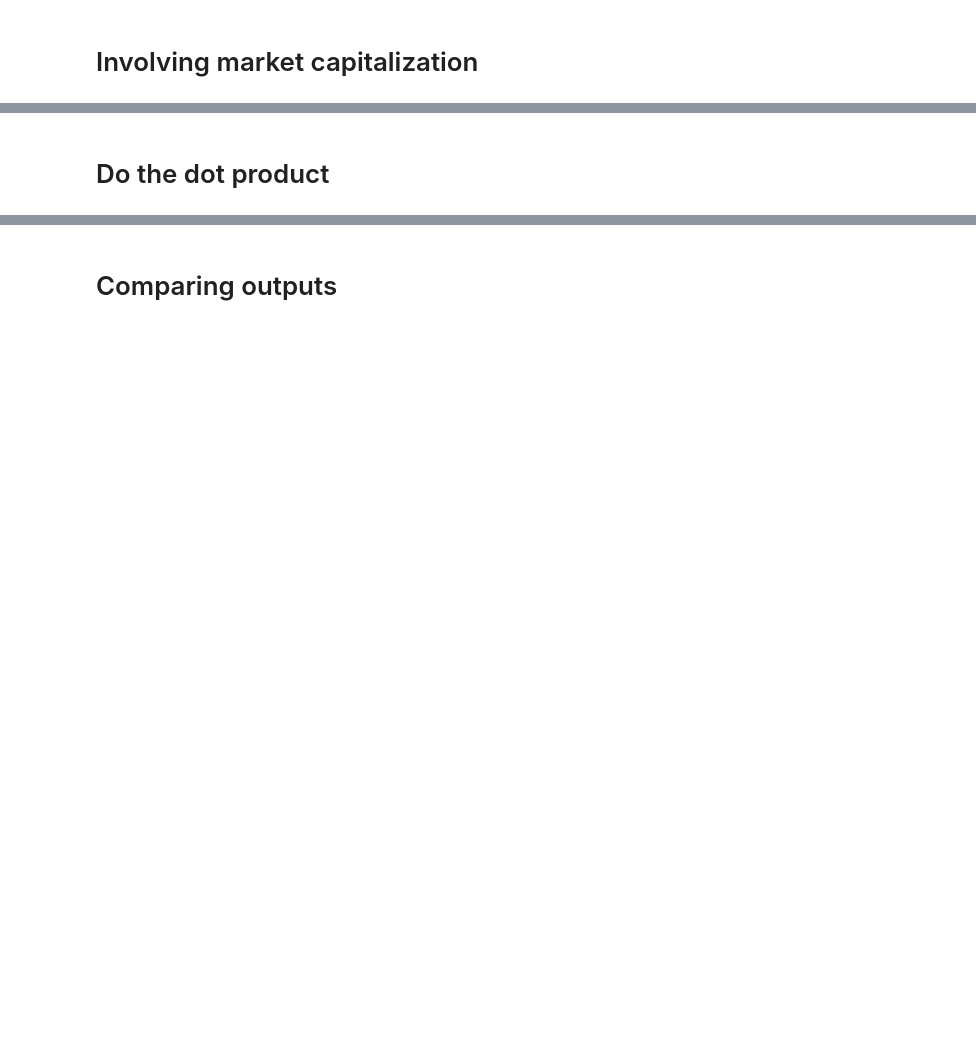
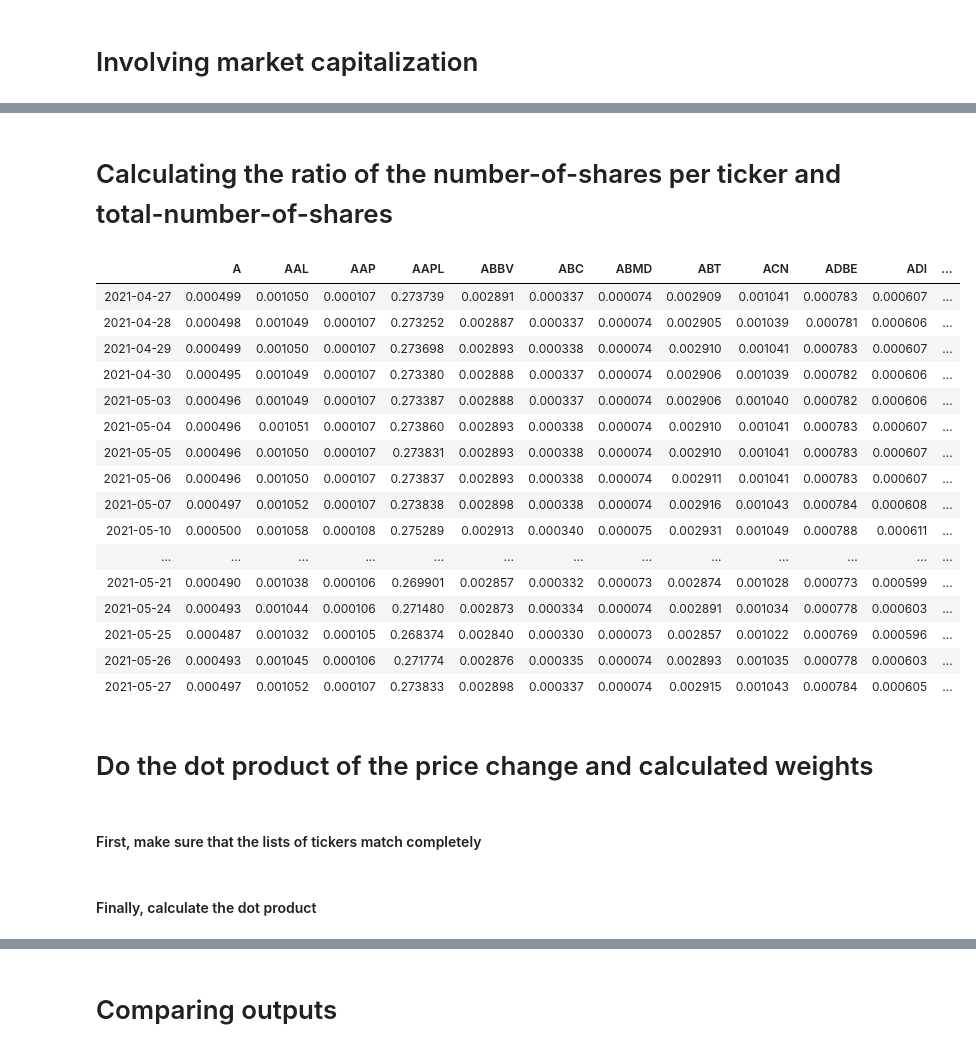
Before and after one commit to stral0/sp500_prediction, a Jupyter notebook: S&P500_prediction.ipynb, the cells around one changed output, grey strips where cells are left out. Drawn from its saved outputs; the diff is of its cells as text; code cells hidden in the pictures; blank space fills up the shorter version.

```diff
--- a/S&P500_prediction.ipynb
+++ b/S&P500_prediction.ipynb
@@ -180,15 +227,7 @@ comparison_ew
 # %%
 market_cap_df = pd.DataFrame.from_dict(market_cap_dict)
 
-market_cap_list = market_cap_df.values.tolist()
-market_cap_sums = list(map(sum, market_cap_list))
-
-
-for i in range(len(market_cap_df)):
-  market_cap_df.iloc[i] = market_cap_df.iloc[i] / market_cap_sums[i]
-
 # sort rows by date
-market_cap_df = market_cap_df.sort_index().iloc[3:-1]
-# sort columns by name
+market_cap_df = market_cap_df.sort_index()
+# sort columns by name (i.e date)
 market_cap_df = market_cap_df.reindex(sorted(market_cap_df.columns), axis=1)
-market_cap_df
@@ -194,0 +244,37 @@ market_cap_df
+# %%
+number_of_shares_per_ticker_df = market_cap_df.iloc[1:-1].div(adj_close_data)
+# %% [markdown]
+# Calculating the ratio of the number-of-shares per ticker and total-number-of-shares
+# %%
+number_of_shares_per_ticker_list = number_of_shares_per_ticker_df.values.tolist()
+number_of_shares_per_ticker_list = list(map(lambda list_: [0 if math.isnan(i) else i for i in list_], number_of_shares_per_ticker_list))
+number_of_shares_per_ticker_sums = list(map(sum, number_of_shares_per_ticker_list))
+
+number_of_shares_ptc = copy.copy(number_of_shares_per_ticker_df)
+
+for i in range(len(number_of_shares_per_ticker_df)):
+  number_of_shares_ptc.iloc[i] = number_of_shares_per_ticker_df.iloc[i] / number_of_shares_per_ticker_sums[i]
+# %%
+number_of_shares_ptc
+# %% [output]
+|  | A | AAL | AAP | AAPL | ABBV | ABC | ABMD | ABT | ACN | ADBE | ADI | ... |
+| 2021-04-27 | 0.000499 | 0.001050 | 0.000107 | 0.273739 | 0.002891 | 0.000337 | 0.000074 | 0.002909 | 0.001041 | 0.000783 | 0.000607 | ... |
+| 2021-04-28 | 0.000498 | 0.001049 | 0.000107 | 0.273252 | 0.002887 | 0.000337 | 0.000074 | 0.002905 | 0.001039 | 0.000781 | 0.000606 | ... |
+| 2021-04-29 | 0.000499 | 0.001050 | 0.000107 | 0.273698 | 0.002893 | 0.000338 | 0.000074 | 0.002910 | 0.001041 | 0.000783 | 0.000607 | ... |
+| 2021-04-30 | 0.000495 | 0.001049 | 0.000107 | 0.273380 | 0.002888 | 0.000337 | 0.000074 | 0.002906 | 0.001039 | 0.000782 | 0.000606 | ... |
+| 2021-05-03 | 0.000496 | 0.001049 | 0.000107 | 0.273387 | 0.002888 | 0.000337 | 0.000074 | 0.002906 | 0.001040 | 0.000782 | 0.000606 | ... |
+| 2021-05-04 | 0.000496 | 0.001051 | 0.000107 | 0.273860 | 0.002893 | 0.000338 | 0.000074 | 0.002910 | 0.001041 | 0.000783 | 0.000607 | ... |
+| 2021-05-05 | 0.000496 | 0.001050 | 0.000107 | 0.273831 | 0.002893 | 0.000338 | 0.000074 | 0.002910 | 0.001041 | 0.000783 | 0.000607 | ... |
+| 2021-05-06 | 0.000496 | 0.001050 | 0.000107 | 0.273837 | 0.002893 | 0.000338 | 0.000074 | 0.002911 | 0.001041 | 0.000783 | 0.000607 | ... |
+| 2021-05-07 | 0.000497 | 0.001052 | 0.000107 | 0.273838 | 0.002898 | 0.000338 | 0.000074 | 0.002916 | 0.001043 | 0.000784 | 0.000608 | ... |
+| 2021-05-10 | 0.000500 | 0.001058 | 0.000108 | 0.275289 | 0.002913 | 0.000340 | 0.000075 | 0.002931 | 0.001049 | 0.000788 | 0.000611 | ... |
+| ... | ... | ... | ... | ... | ... | ... | ... | ... | ... | ... | ... | ... |
+| 2021-05-21 | 0.000490 | 0.001038 | 0.000106 | 0.269901 | 0.002857 | 0.000332 | 0.000073 | 0.002874 | 0.001028 | 0.000773 | 0.000599 | ... |
+| 2021-05-24 | 0.000493 | 0.001044 | 0.000106 | 0.271480 | 0.002873 | 0.000334 | 0.000074 | 0.002891 | 0.001034 | 0.000778 | 0.000603 | ... |
+| 2021-05-25 | 0.000487 | 0.001032 | 0.000105 | 0.268374 | 0.002840 | 0.000330 | 0.000073 | 0.002857 | 0.001022 | 0.000769 | 0.000596 | ... |
+| 2021-05-26 | 0.000493 | 0.001045 | 0.000106 | 0.271774 | 0.002876 | 0.000335 | 0.000074 | 0.002893 | 0.001035 | 0.000778 | 0.000603 | ... |
+| 2021-05-27 | 0.000497 | 0.001052 | 0.000107 | 0.273833 | 0.002898 | 0.000337 | 0.000074 | 0.002915 | 0.001043 | 0.000784 | 0.000605 | ... |
+# %% [markdown]
+# Do the dot product of the price change and calculated weights
+# %% [markdown]
+#### First, make sure that the lists of tickers match completely
@@ -195,2 +288,2 @@ market_cap_df
 # %% [markdown]
-# Do the dot product
+#### Finally, calculate the dot product
```
Also changed, not shown: parts of 21 cells of this notebook, 1 other file.
